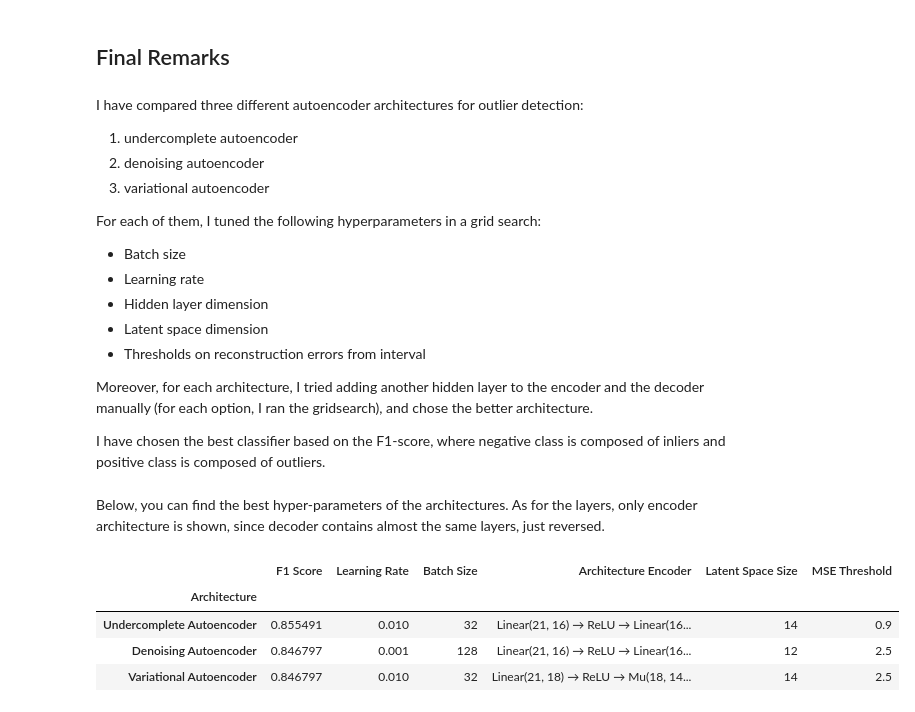
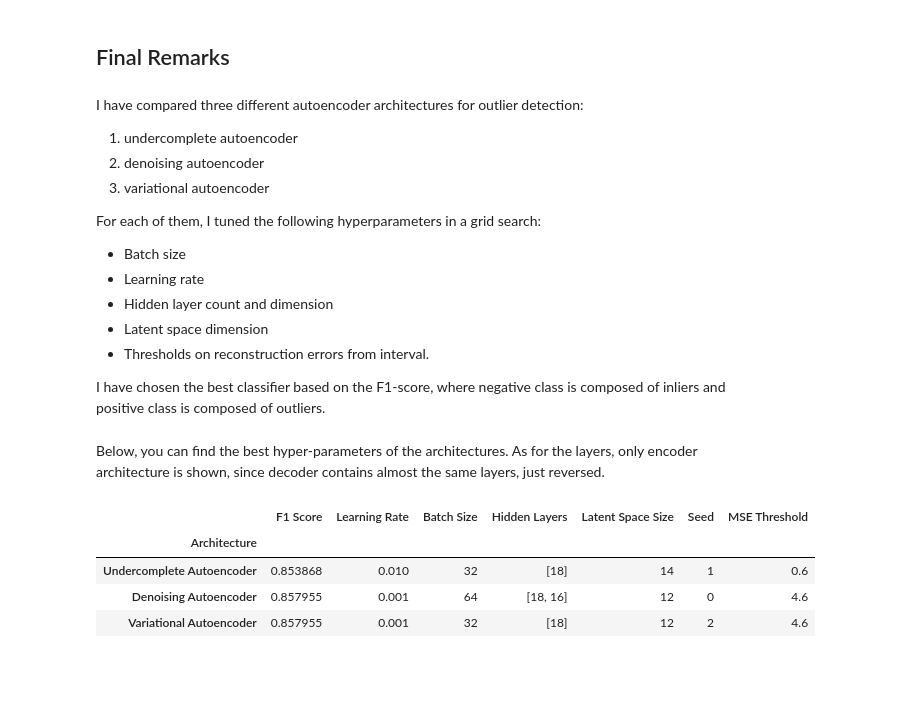
Before and after one commit to martin-krutsky/anomaly-detection-autoencoders, a Jupyter notebook: outlier_detection.ipynb, the cells around one changed output. Drawn from its saved outputs; the diff is of its cells as text; code cells hidden in the pictures; blank space fills up the shorter version.

```diff
--- a/outlier_detection.ipynb
+++ b/outlier_detection.ipynb
@@ -525,15 +530,16 @@ display(best_params_df_dae.style.hide_index())
 Below, I run again the model with the best hyperparameters.
 # %%
 batch_size_dae = best_model_params_dae[2]
-hidden_size_dae = best_model_params_dae[0]
+hidden_sizes_dae = best_model_params_dae[0]
 latent_size_dae = best_model_params_dae[1]
 learning_rate_dae = best_model_params_dae[3]
+seed_dae = best_model_params_dae[4]
 
 train_dataloader_dae = DataLoader(train_data, batch_size=batch_size_dae, worker_init_fn=seed_worker, shuffle=False)
 val_dataloader_dae = DataLoader(val_data, batch_size=batch_size_dae, worker_init_fn=seed_worker, shuffle=False)
 
-seed_all()
-denoising_ae = DenoisingAutoEncoder(hidden_size=hidden_size_dae, latent_size=latent_size_dae)
+seed_all(seed_dae)
+denoising_ae = DenoisingAutoEncoder(hidden_sizes=hidden_sizes_dae, latent_size=latent_size_dae)
 
 optimizer_dae = torch.optim.Adam(denoising_ae.parameters(), lr=learning_rate_dae)
 criterion_dae = nn.MSELoss()
@@ -712,3 +730,16 @@ def eval_on_testset_VAE(model: nn.Module, testset: np.ndarray, test_labels: np.n
+# %%
+def grid_search_VAE(ModelClass: Type[nn.Module], model_name: str, hidden_sizes_ls: List[List[int]], latent_sizes: List[int],
+                    batch_sizes: List[int], learning_rates: List[float], seeds: List[int]):
+    best_f1 = 0.0
+    best_model_params = None
+
+    cartes_product = list(itertools.product(hidden_sizes_ls, latent_sizes, batch_sizes, learning_rates, seeds))
+    for hidden_sizes, latent_size, batch_size, learning_rate, seed in tqdm(cartes_product):
+        threshold, f1 = train_eval_test_model_VAE(ModelClass, hidden_sizes, latent_size, model_name, batch_size, learning_rate, seed)
+        if f1 > best_f1:
+            best_f1 = f1
+            best_model_params = hidden_sizes, latent_size, batch_size, learning_rate, seed, threshold
+    return best_model_params, best_f1
 # %% [markdown]
 #### Experiments
 # %%
@@ -741,8 +774,9 @@ class VariationalAutoEncoder(nn.Module):
 # %%
-best_model_params_vae, best_f1_vae = grid_search(ModelClass=VariationalAutoEncoder,
-                                                 model_name='variational_autoencoder',
-                                                 hidden_sizes=[16, 18],
-                                                 latent_sizes=[10, 12, 14],
-                                                 batch_sizes=[32, 64, 128],
-                                                 learning_rates=[1e-3, 1e-2])
+best_model_params_vae, best_f1_vae = grid_search_VAE(ModelClass=VariationalAutoEncoder,
+                                                     model_name='variational_autoencoder',
+                                                     hidden_sizes_ls=[[16], [18], [18, 16]],
+                                                     latent_sizes=[12, 14],
+                                                     batch_sizes=[32, 64, 128],
+                                                     learning_rates=[1e-3, 1e-2],
+                                                     seeds=[0, 1, 2])
 # %%
@@ -757,15 +791,16 @@ display(best_params_df_vae.style.hide_index())
 Below, I run again the model with the best hyperparameters.
 # %%
 batch_size_vae = best_model_params_vae[2]
-hidden_size_vae = best_model_params_vae[0]
+hidden_sizes_vae = best_model_params_vae[0]
 latent_size_vae = best_model_params_vae[1]
 learning_rate_vae = best_model_params_vae[3]
+seed_vae = best_model_params_vae[4]
 
 train_dataloader_vae = DataLoader(train_data, batch_size=batch_size_vae, worker_init_fn=seed_worker, shuffle=False)
 val_dataloader_vae = DataLoader(val_data, batch_size=batch_size_vae, worker_init_fn=seed_worker, shuffle=False)
 
-seed_all()
-variational_ae = VariationalAutoEncoder(hidden_size=hidden_size_vae, latent_size=latent_size_vae)
+seed_all(seed_vae)
+variational_ae = VariationalAutoEncoder(hidden_sizes=hidden_sizes_vae, latent_size=latent_size_vae)
 
 optimizer_vae = torch.optim.Adam(variational_ae.parameters(), lr=learning_rate_vae)
 criterion_vae = nn.MSELoss()
@@ -862,11 +897,9 @@ I have compared three different autoencoder architectures for outlier detection:
 For each of them, I tuned the following hyperparameters in a grid search:
 - Batch size
 - Learning rate
-- Hidden layer dimension
+- Hidden layer count and dimension
 - Latent space dimension
-- Thresholds on reconstruction errors from interval
-
-Moreover, for each architecture, I tried adding another hidden layer to the encoder and the decoder manually (for each option, I ran the gridsearch), and chose the better architecture.
+- Thresholds on reconstruction errors from interval.
 
 I have chosen the best classifier based on the F1-score, where negative class is composed of inliers and positive class is composed of outliers.
 # %% [markdown]
@@ -874,19 +907,18 @@ Below, you can find the best hyper-parameters of the architectures. As for the l
 # %%
 result_df = pd.DataFrame({'Architecture': ['Undercomplete Autoencoder', 'Denoising Autoencoder', 'Variational Autoencoder'],
                           'F1 Score': [optimal_f1_under, optimal_f1_denoising, optimal_f1_vae],
                           'Learning Rate': [learning_rate_uae, learning_rate_dae, learning_rate_vae],
                           'Batch Size': [batch_size_uae, batch_size_dae, batch_size_vae],
-                          'Architecture Encoder': [
-                              f'Linear({INPUT_SIZE}, {hidden_size_uae}) → ReLU → Linear({hidden_size_uae}, {latent_size_uae})', f'Linear({INPUT_SIZE}, {hidden_size_dae}) → ReLU → Linear({hidden_size_dae}, {latent_size_dae})', f'Linear({INPUT_SIZE}, {hidden_size_vae}) → ReLU → Mu({hidden_size_vae}, {latent_size_vae})/Sigma({hidden_size_vae}, {latent_size_vae})'
-                          ],
+                          'Hidden Layers': [hidden_sizes_uae, hidden_sizes_dae, hidden_sizes_vae],
                           'Latent Space Size': [latent_size_uae, latent_size_dae, latent_size_vae],
+                          'Seed': [seed_uae, seed_dae, seed_vae],
                           'MSE Threshold': [optimal_threshold_under, optimal_threshold_denoising, optimal_threshold_vae],
                          })
 result_df = result_df.set_index('Architecture')
 display(result_df)
 # %% [output]
-|  | F1 Score | Learning Rate | Batch Size | Architecture Encoder | Latent Space Size | MSE Threshold |
-| Architecture |  |  |  |  |  |  |
-| Undercomplete Autoencoder | 0.855491 | 0.010 | 32 | Linear(21, 16) → ReLU → Linear(16... | 14 | 0.9 |
-| Denoising Autoencoder | 0.846797 | 0.001 | 128 | Linear(21, 16) → ReLU → Linear(16... | 12 | 2.5 |
-| Variational Autoencoder | 0.846797 | 0.010 | 32 | Linear(21, 18) → ReLU → Mu(18, 14... | 14 | 2.5 |
+|  | F1 Score | Learning Rate | Batch Size | Hidden Layers | Latent Space Size | Seed | MSE Threshold |
+| Architecture |  |  |  |  |  |  |  |
+| Undercomplete Autoencoder | 0.853868 | 0.010 | 32 | [18] | 14 | 1 | 0.6 |
+| Denoising Autoencoder | 0.857955 | 0.001 | 64 | [18, 16] | 12 | 0 | 4.6 |
+| Variational Autoencoder | 0.857955 | 0.001 | 32 | [18] | 12 | 2 | 4.6 |
```
Also changed, not shown: parts of 33 cells of this notebook.
